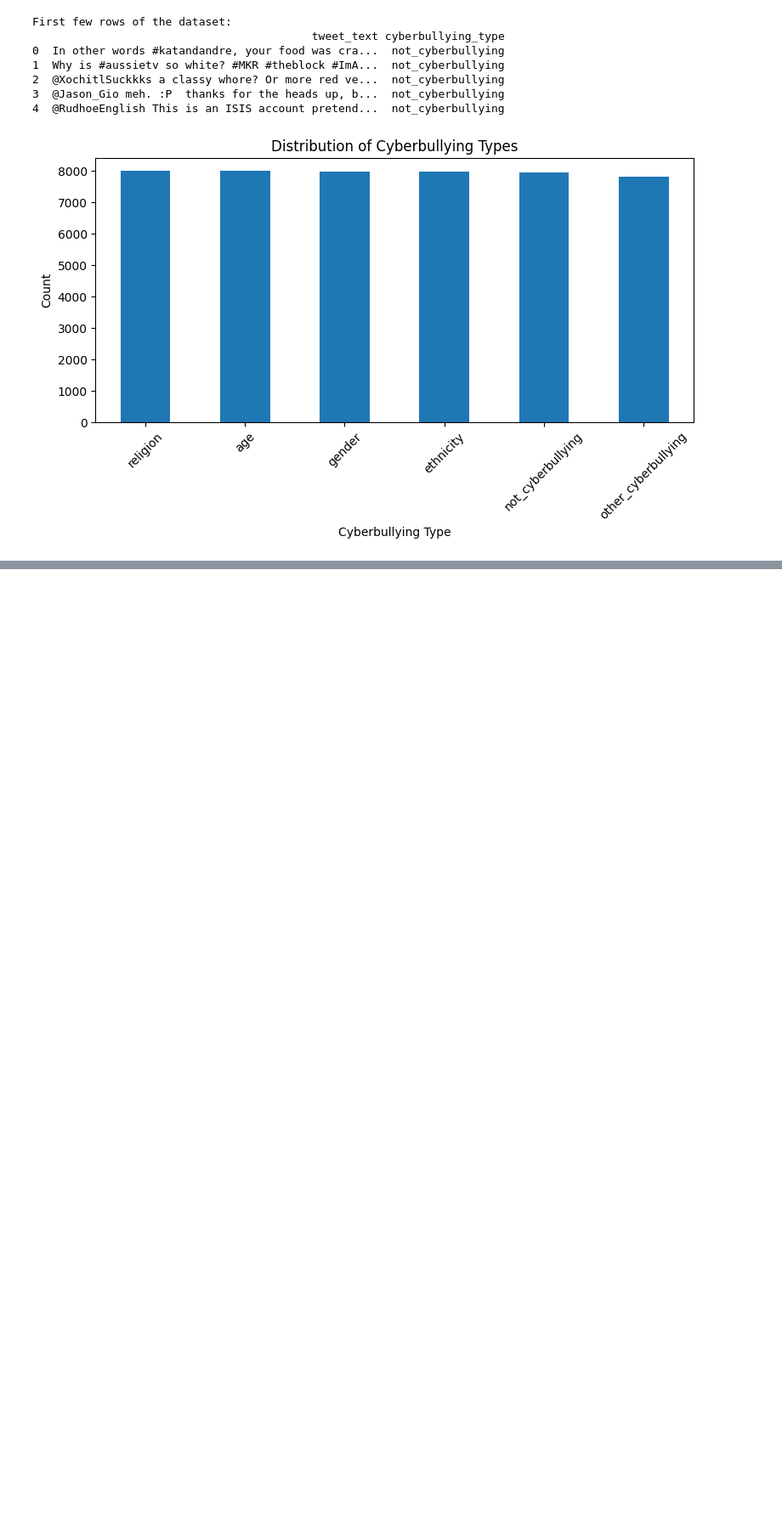
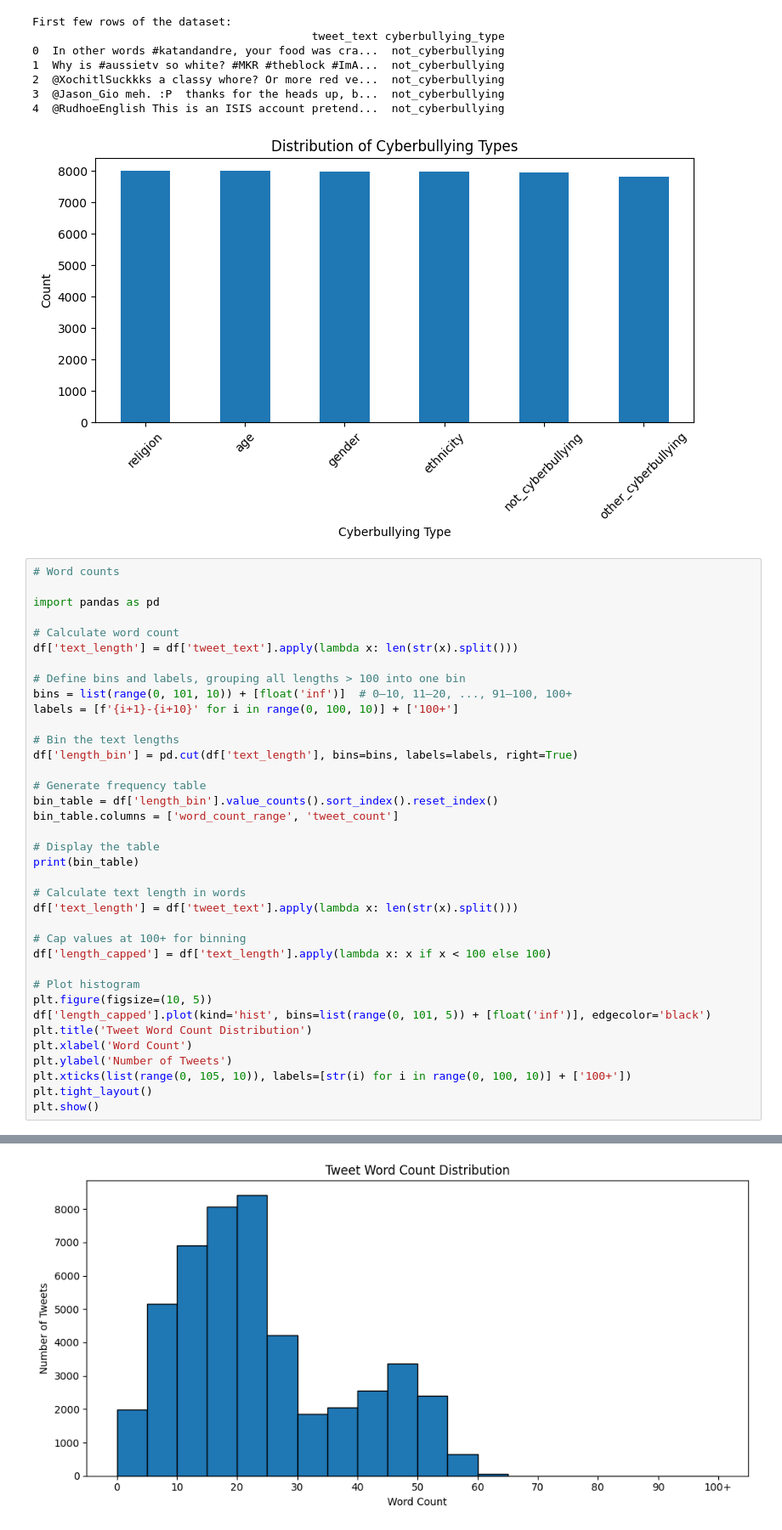
Before and after one commit to chienshyong/artificially-intelligent, a Jupyter notebook: data-visualization.ipynb, the cells around one changed output, grey strips where cells are left out. Shown at 85% size. Saved outputs shown, nothing was run; the diff lists cells and outputs as text; blank space fills up the shorter version.

```diff
--- a/data-visualization.ipynb
+++ b/data-visualization.ipynb
@@ -32,3 +32,41 @@ First few rows of the dataset:
 3  @Jason_Gio meh. :P  thanks for the heads up, b...  not_cyberbullying
 4  @RudhoeEnglish This is an ISIS account pretend...  not_cyberbullying
 [figure]
+# %%
+# Word counts
+
+import pandas as pd
+
+# Calculate word count
+df['text_length'] = df['tweet_text'].apply(lambda x: len(str(x).split()))
+
+# Define bins and labels, grouping all lengths > 100 into one bin
+bins = list(range(0, 101, 10)) + [float('inf')]  # 0–10, 11–20, ..., 91–100, 100+
+labels = [f'{i+1}-{i+10}' for i in range(0, 100, 10)] + ['100+']
+
+# Bin the text lengths
+df['length_bin'] = pd.cut(df['text_length'], bins=bins, labels=labels, right=True)
+
+# Generate frequency table
+bin_table = df['length_bin'].value_counts().sort_index().reset_index()
+bin_table.columns = ['word_count_range', 'tweet_count']
+
+# Display the table
+print(bin_table)
+
+# Calculate text length in words
+df['text_length'] = df['tweet_text'].apply(lambda x: len(str(x).split()))
+
+# Cap values at 100+ for binning
+df['length_capped'] = df['text_length'].apply(lambda x: x if x < 100 else 100)
+
+# Plot histogram
+plt.figure(figsize=(10, 5))
+df['length_capped'].plot(kind='hist', bins=list(range(0, 101, 5)) + [float('inf')], edgecolor='black')
+plt.title('Tweet Word Count Distribution')
+plt.xlabel('Word Count')
+plt.ylabel('Number of Tweets')
+plt.xticks(list(range(0, 105, 10)), labels=[str(i) for i in range(0, 100, 10)] + ['100+'])
+plt.tight_layout()
+plt.show()
+# %% [output]
@@ -34,0 +85 @@ First few rows of the dataset:
+[figure, added]
```
Also changed, not shown: parts of 3 cells of this notebook.
